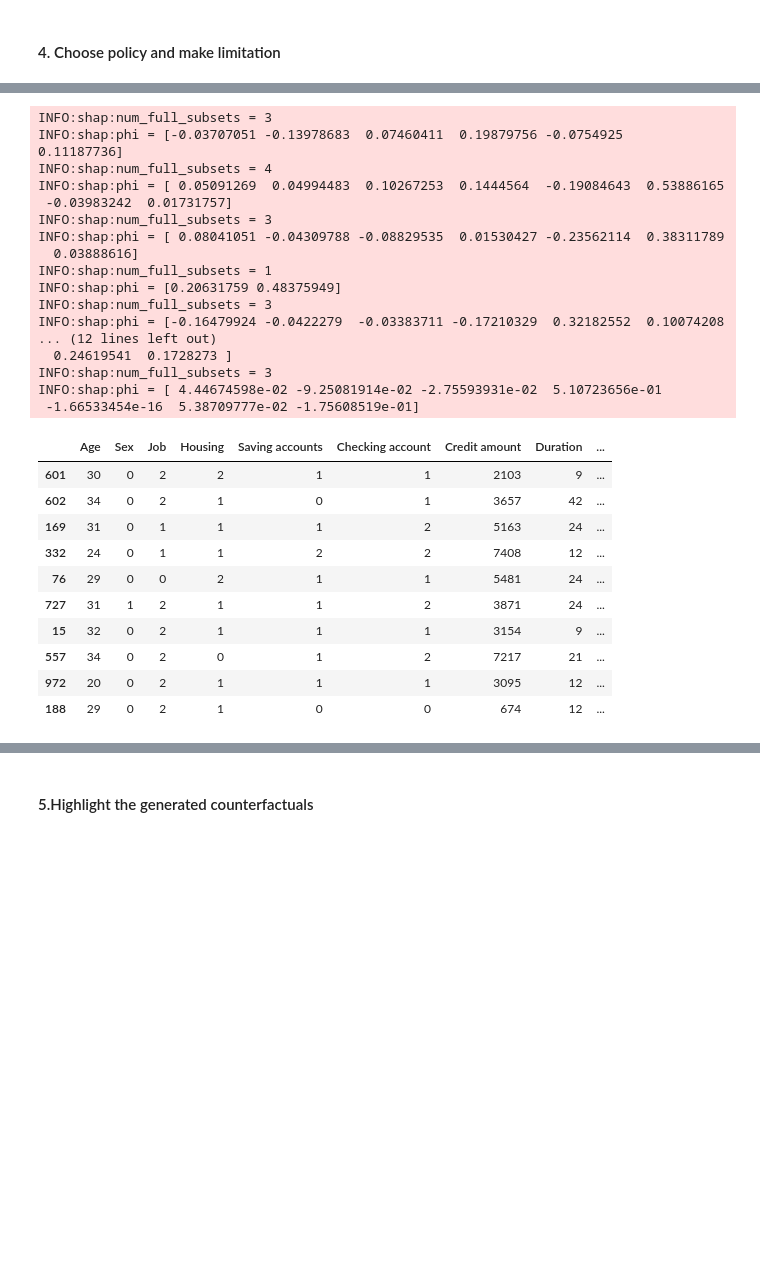
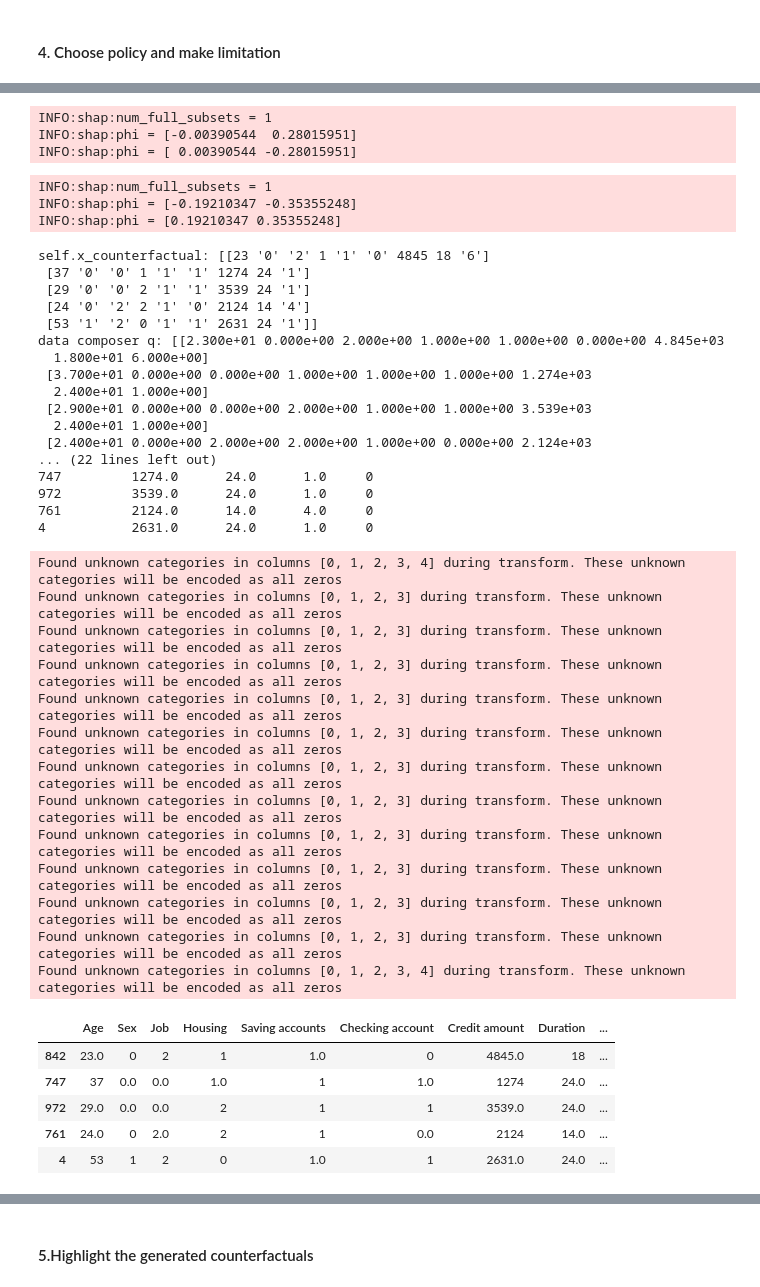
Before and after one commit to understanding-ml/COLA, a Jupyter notebook: demo.ipynb, the cells around one changed output, grey strips where cells are left out. Cells and saved outputs as stored; diff of their text form; code cells hidden in the pictures; blank space fills up the shorter version.

```diff
--- a/demo.ipynb
+++ b/demo.ipynb
@@ -30,7 +30,7 @@ Downcasting behavior in `replace` is deprecated and will be removed in a future
 # %%
 # pick 4 samples with Risk = 1
 df_Risk_1 = df[df['Risk'] == 1]
-df_Risk_1 = df_Risk_1.sample(10)
+df_Risk_1 = df_Risk_1.sample(5)
 
 # Keep the target column for now
 # We'll pass the full dataframe to COLAData
@@ -167,5 +184,6 @@ factual, counterfactual = explainer.generate_counterfactuals(
     data=data,
     factual_class=1,
     total_cfs=1,
-    features_to_keep=['Age','Sex']
+    features_to_keep=['Age','Sex'],
+    continuous_features=numerical_features
 )
@@ -249,9 +276,9 @@ sparsifier = COLA(
 )
 
 sparsifier.set_policy(
-    matcher="ot",
+    matcher="ect",
     attributor="pshap",
     Avalues_method="max",
-    random_state=25
+    random_state=1
 )
 # %% [output]
@@ -337,37 +336,51 @@ ValueError: too many values to unpack (expected 2)
 # %%
 """ Here! control the limited actions """
 # Set random seed for reproducibilit
 
-refined_cf = sparsifier.get_refined_counterfactual(limited_actions=52)
+refined_cf = sparsifier.get_refined_counterfactual(limited_actions=20)
 refined_cf
 # %% [output]
-INFO:shap:num_full_subsets = 3
-INFO:shap:phi = [-0.03707051 -0.13978683  0.07460411  0.19879756 -0.0754925   0.11187736]
-INFO:shap:num_full_subsets = 4
-INFO:shap:phi = [ 0.05091269  0.04994483  0.10267253  0.1444564  -0.19084643  0.53886165
- -0.03983242  0.01731757]
-INFO:shap:num_full_subsets = 3
-INFO:shap:phi = [ 0.08041051 -0.04309788 -0.08829535  0.01530427 -0.23562114  0.38311789
-  0.03888616]
 INFO:shap:num_full_subsets = 1
-INFO:shap:phi = [0.20631759 0.48375949]
-INFO:shap:num_full_subsets = 3
-INFO:shap:phi = [-0.16479924 -0.0422279  -0.03383711 -0.17210329  0.32182552  0.10074208
-... (12 lines left out)
-  0.24619541  0.1728273 ]
-INFO:shap:num_full_subsets = 3
-INFO:shap:phi = [ 4.44674598e-02 -9.25081914e-02 -2.75593931e-02  5.10723656e-01
- -1.66533454e-16  5.38709777e-02 -1.75608519e-01]
+INFO:shap:phi = [-0.00390544  0.28015951]
+INFO:shap:phi = [ 0.00390544 -0.28015951]
+INFO:shap:num_full_subsets = 1
+INFO:shap:phi = [-0.19210347 -0.35355248]
+INFO:shap:phi = [0.19210347 0.35355248]
+self.x_counterfactual: [[23 '0' '2' 1 '1' '0' 4845 18 '6']
+ [37 '0' '0' 1 '1' '1' 1274 24 '1']
+ [29 '0' '0' 2 '1' '1' 3539 24 '1']
+ [24 '0' '2' 2 '1' '0' 2124 14 '4']
+ [53 '1' '2' 0 '1' '1' 2631 24 '1']]
+data composer q: [[2.300e+01 0.000e+00 2.000e+00 1.000e+00 1.000e+00 0.000e+00 4.845e+03
+  1.800e+01 6.000e+00]
+ [3.700e+01 0.000e+00 0.000e+00 1.000e+00 1.000e+00 1.000e+00 1.274e+03
+  2.400e+01 1.000e+00]
+ [2.900e+01 0.000e+00 0.000e+00 2.000e+00 1.000e+00 1.000e+00 3.539e+03
+  2.400e+01 1.000e+00]
+ [2.400e+01 0.000e+00 2.000e+00 2.000e+00 1.000e+00 0.000e+00 2.124e+03
+... (22 lines left out)
+747         1274.0      24.0      1.0     0
+972         3539.0      24.0      1.0     0
+761         2124.0      14.0      4.0     0
+4           2631.0      24.0      1.0     0
+Found unknown categories in columns [0, 1, 2, 3, 4] during transform. These unknown categories will be encoded as all zeros
+Found unknown categories in columns [0, 1, 2, 3] during transform. These unknown categories will be encoded as all zeros
+Found unknown categories in columns [0, 1, 2, 3] during transform. These unknown categories will be encoded as all zeros
+Found unknown categories in columns [0, 1, 2, 3] during transform. These unknown categories will be encoded as all zeros
+Found unknown categories in columns [0, 1, 2, 3] during transform. These unknown categories will be encoded as all zeros
+Found unknown categories in columns [0, 1, 2, 3] during transform. These unknown categories will be encoded as all zeros
+Found unknown categories in columns [0, 1, 2, 3] during transform. These unknown categories will be encoded as all zeros
+Found unknown categories in columns [0, 1, 2, 3] during transform. These unknown categories will be encoded as all zeros
+Found unknown categories in columns [0, 1, 2, 3] during transform. These unknown categories will be encoded as all zeros
+Found unknown categories in columns [0, 1, 2, 3] during transform. These unknown categories will be encoded as all zeros
+Found unknown categories in columns [0, 1, 2, 3] during transform. These unknown categories will be encoded as all zeros
+Found unknown categories in columns [0, 1, 2, 3] during transform. These unknown categories will be encoded as all zeros
+Found unknown categories in columns [0, 1, 2, 3, 4] during transform. These unknown categories will be encoded as all zeros
 |  | Age | Sex | Job | Housing | Saving accounts | Checking account | Credit amount | Duration | ... |
-| 601 | 30 | 0 | 2 | 2 | 1 | 1 | 2103 | 9 | ... |
-| 602 | 34 | 0 | 2 | 1 | 0 | 1 | 3657 | 42 | ... |
-| 169 | 31 | 0 | 1 | 1 | 1 | 2 | 5163 | 24 | ... |
-| 332 | 24 | 0 | 1 | 1 | 2 | 2 | 7408 | 12 | ... |
-| 76 | 29 | 0 | 0 | 2 | 1 | 1 | 5481 | 24 | ... |
-| 727 | 31 | 1 | 2 | 1 | 1 | 2 | 3871 | 24 | ... |
-| 15 | 32 | 0 | 2 | 1 | 1 | 1 | 3154 | 9 | ... |
-| 557 | 34 | 0 | 2 | 0 | 1 | 2 | 7217 | 21 | ... |
-| 972 | 20 | 0 | 2 | 1 | 1 | 1 | 3095 | 12 | ... |
-| 188 | 29 | 0 | 2 | 1 | 0 | 0 | 674 | 12 | ... |
+| 842 | 23.0 | 0 | 2 | 1 | 1.0 | 0 | 4845.0 | 18 | ... |
+| 747 | 37 | 0.0 | 0.0 | 1.0 | 1 | 1.0 | 1274 | 24.0 | ... |
+| 972 | 29.0 | 0.0 | 0.0 | 2 | 1 | 1 | 3539.0 | 24.0 | ... |
+| 761 | 24.0 | 0 | 2.0 | 2 | 1 | 0.0 | 2124 | 14.0 | ... |
+| 4 | 53 | 1 | 2 | 0 | 1.0 | 1 | 2631.0 | 24.0 | ... |
 # %%
 factual_df, counterfactual_df, refined_cf_df = sparsifier.get_all_results(
```
Also changed, not shown: parts of 17 cells of this notebook, 45 other files.
